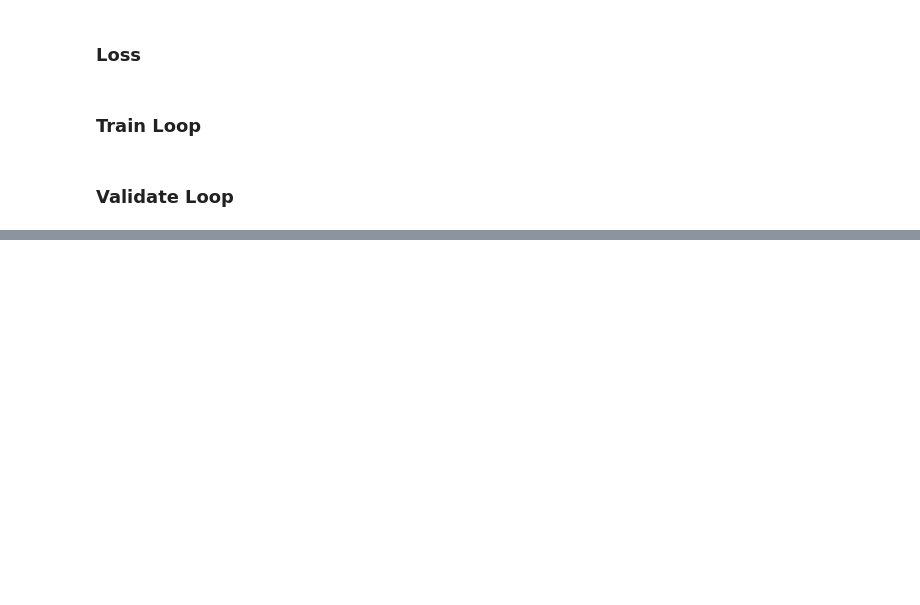
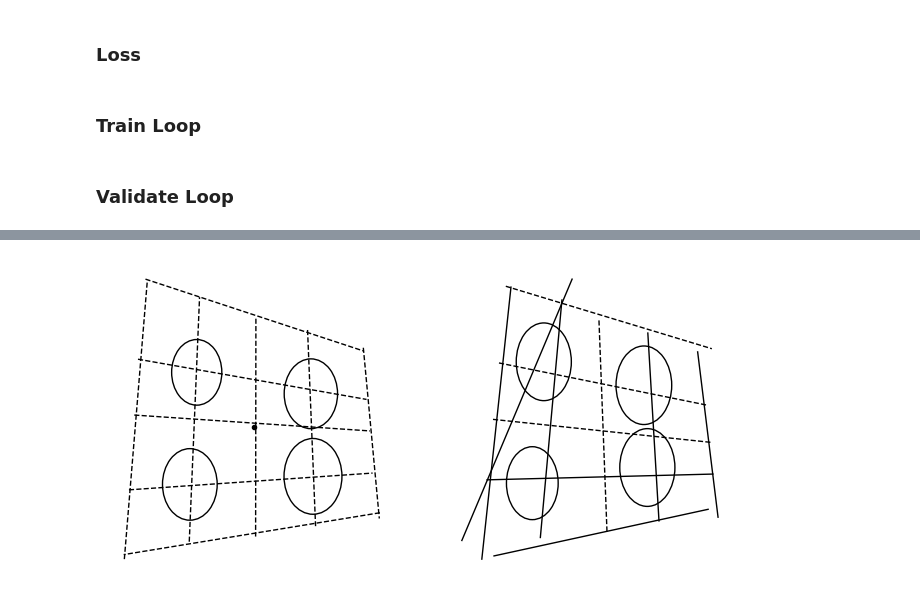
Before and after one commit to Sathware/SketchDNN, a Jupyter notebook: diffusion_overfit.ipynb, the cells around one changed output, grey strips where cells are left out. Saved outputs shown, nothing was run; the diff lists cells and outputs as text; code cells hidden in the pictures; blank space fills up the shorter version.

Commit message:
Somewhat functioning diffusion model

```diff
--- a/diffusion_overfit.ipynb
+++ b/diffusion_overfit.ipynb
@@ -852,12 +898,12 @@ def plot_loss(writer : SummaryWriter, loss_dict : dict, step : int):
 # %% [markdown]
 ### Train Loop
 # %%
-num_train_iters = 6000
-t_max = 999
-lr = 1e-4
-experiment_string = f"gd3pm_ddp_Adam_12blocks16heads512hidden_encoder_decoder_test_overfit_pred_params_mae-25_max_step-{t_max}"
+num_train_iters = 1000
+t_max = 40
+lr = 2e-4
+experiment_string = f"gd3pm_ddp_Adam_12blocks16heads256node256edge_LeakyRelu(.01)_tf_l2normtime_l2normattn_globalsummary_nodeedgetimeinject_mae-25_betadist1.1,3.9_max_step-{t_max}"
 writer = SummaryWriter(f'runs2/{experiment_string}')
-gpu_id = 2
+gpu_id = 6
 render_freq = 100
 
 tensor_dict = torch.load('temp_dataset.pth')
@@ -966,29 +1022,29 @@ plt.close()
 #     curr_nodes = new_nodes
 #     curr_edges = new_edges
 # %%
-# import os
-# os.environ["CUDA_LAUNCH_BLOCKING"] = "1"
+import os
+os.environ["CUDA_LAUNCH_BLOCKING"] = "1"
 
-# model.eval()
-# graph_idx = 2
-# t = 2
+model.eval()
+graph_idx = 2
+t = 2
 
-# # Noise graph
-# nodes = nodes[graph_idx].cpu().unsqueeze(0)
-# edges = edges[graph_idx].cpu().unsqueeze(0)
-# curr_nodes, curr_edges, true_noise = model.noise_scheduler(nodes, edges, t)
-# # Predict true graph
-# pred_nodes, pred_edges = model(curr_nodes, curr_edges, torch.Tensor([t]).int())
-# # Normalize output into probabilities
-# pred_nodes[:,:,0] = F.sigmoid(input = pred_nodes[:,:,0])
-# pred_nodes[:,:,1:6] = F.softmax(input = pred_nodes[:,:,1:6], dim = 2)
-# pred_edges[:,:,:,0:4] = F.softmax(input = pred_edges[:,:,:,0:4], dim = 3)
-# pred_edges[:,:,:,4:8] = F.softmax(input = pred_edges[:,:,:,4:8], dim = 3)
-# pred_edges[:,:,:,8:] = F.softmax(input = pred_edges[:,:,:,8:], dim = 3)
-# # Run one denoising step
-# curr_nodes, curr_edges = model.reverse_step(curr_nodes, curr_edges, nodes[graph_idx].unsqueeze(0), edges[graph_idx].unsqueeze(0), t)
-# cur1_nodes, cur1_edges = model.reverse_step(curr_nodes, curr_edges, pred_nodes, pred_edges, t)
+# Noise graph
+curr_nodes, curr_edges, true_noise = model.noise_scheduler(nodes[graph_idx].to(6).unsqueeze(0), edges[graph_idx].to(6).unsqueeze(0), t)
+# Predict true graph
+pred_nodes, pred_edges = model(curr_nodes, curr_edges, torch.Tensor([t]).int())
+# Normalize output into probabilities
+pred_nodes[:,:,0] = F.sigmoid(input = pred_nodes[:,:,0])
+pred_nodes[:,:,1:6] = F.softmax(input = pred_nodes[:,:,1:6], dim = 2)
+pred_edges[:,:,:,0:4] = F.softmax(input = pred_edges[:,:,:,0:4], dim = 3)
+pred_edges[:,:,:,4:8] = F.softmax(input = pred_edges[:,:,:,4:8], dim = 3)
+pred_edges[:,:,:,8:] = F.softmax(input = pred_edges[:,:,:,8:], dim = 3)
+# Run one denoising step
+curr_nodes, curr_edges = model.reverse_step(curr_nodes, curr_edges, nodes[graph_idx].unsqueeze(0), edges[graph_idx].unsqueeze(0), t)
+cur1_nodes, cur1_edges = model.reverse_step(curr_nodes, curr_edges, pred_nodes, pred_edges, t)
 
-# fig, axes = plt.subplots(nrows = 1, ncols = 2, figsize=(8, 4))
-# SketchDataset.render_graph(curr_nodes.cpu().squeeze(0), curr_edges.cpu().squeeze(0), axes[0])
-# SketchDataset.render_graph(cur1_nodes.cpu().squeeze(0), cur1_edges.cpu().squeeze(0), axes[1])
+fig, axes = plt.subplots(nrows = 1, ncols = 2, figsize=(8, 4))
+SketchDataset.render_graph(curr_nodes.cpu().squeeze(0), curr_edges.cpu().squeeze(0), axes[0])
+SketchDataset.render_graph(pred_nodes.cpu().squeeze(0), pred_edges.cpu().squeeze(0), axes[1])
+# %% [output]
+[figure, added]
```
Also changed, not shown: parts of 8 cells of this notebook, 9 other files.
